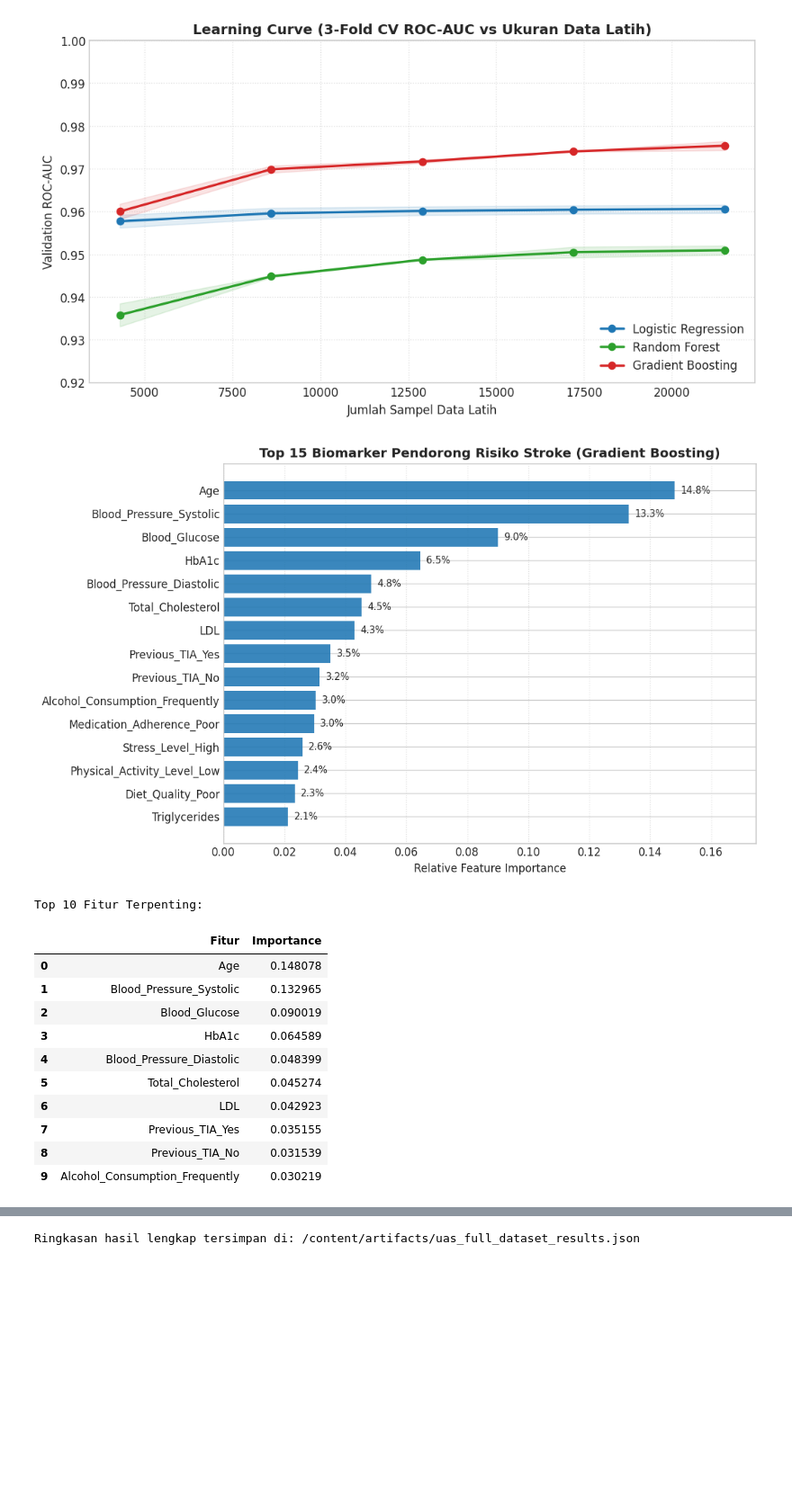
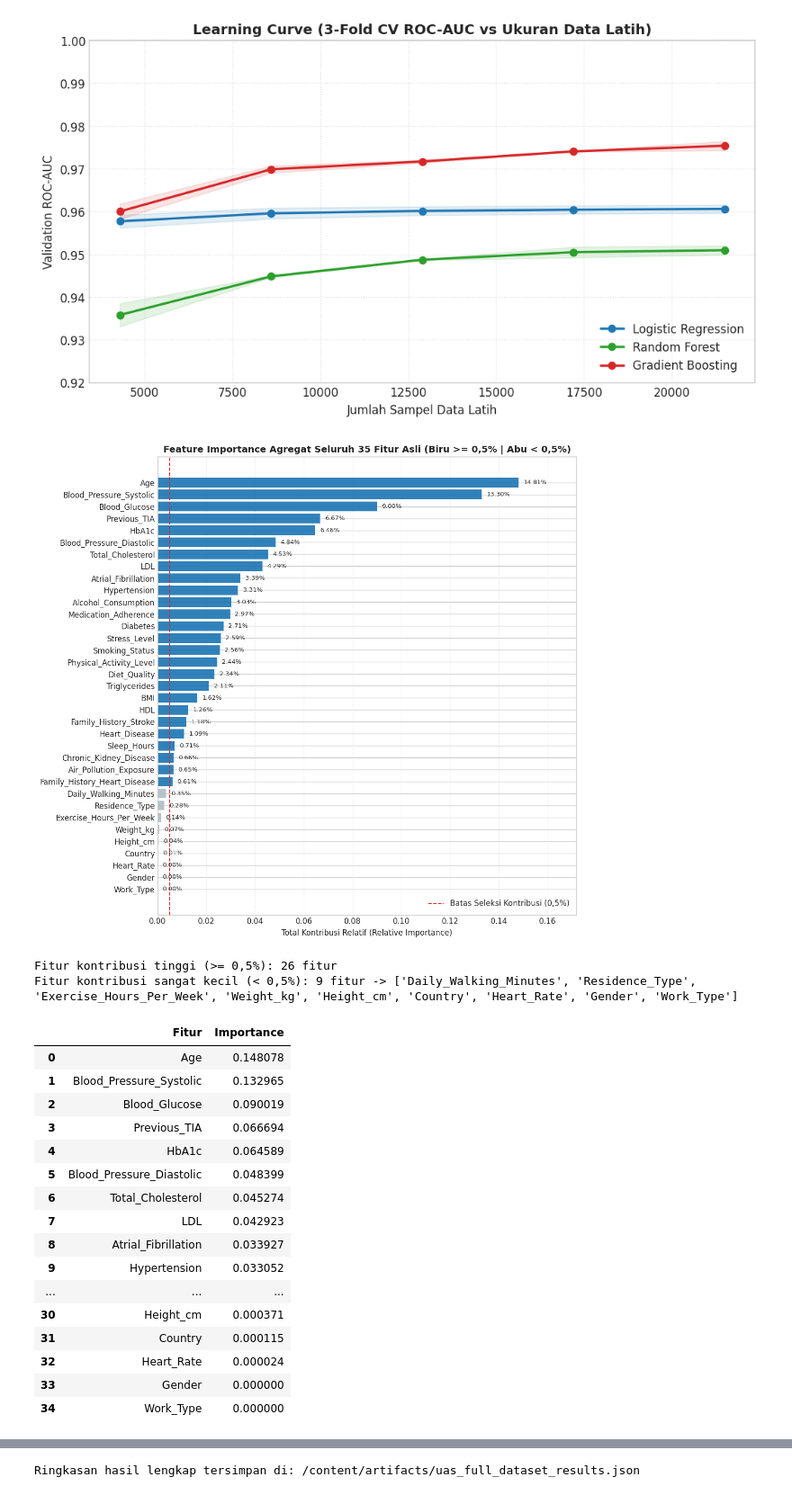
Before and after one commit to ravi-arnan/machine-learning, a Jupyter notebook: colab-hasil/15_presentasi_uas_full_dataset_hasil.ipynb, the cells around one changed output, grey strips where cells are left out. Shown at 90% size. Drawn from its saved outputs; the diff is of its cells as text; code cells hidden in the pictures; blank space fills up the shorter version.

Commit message:
feat: tambah feature importance agregat 35 fitur, uji seleksi fitur, dan hapus 2 grafik redundan

```diff
--- a/colab-hasil/15_presentasi_uas_full_dataset_hasil.ipynb
+++ b/colab-hasil/15_presentasi_uas_full_dataset_hasil.ipynb
@@ -1002,41 +966,65 @@ plt.show()
 # %% [output]
 [figure]
 # %%
-# Validasi 4: Feature Importance Klinis (Terpisah)
+# Validasi 4: Feature Importance Agregat Seluruh 35 Fitur Asli (Gradient Boosting)
 ohe_names = pipe_gb_imp.named_steps["prep"].transformers_[1][1].get_feature_names_out(cat_cols).tolist()
-all_gb_features = num_cols + ohe_names
-gb_imp = pd.DataFrame({
-    "Fitur": all_gb_features,
-    "Importance": pipe_gb_imp.named_steps["clf"].feature_importances_,
-}).sort_values("Importance", ascending=False)
+imps_raw = pipe_gb_imp.named_steps["clf"].feature_importances_
 
-top15 = gb_imp.head(15).sort_values("Importance", ascending=True)
-plt.figure(figsize=(9.5, 5.8))
-bars = plt.barh(top15["Fitur"], top15["Importance"], color="#1f77b4", alpha=0.88)
-plt.title("Top 15 Biomarker Pendorong Risiko Stroke (Gradient Boosting)", fontweight="bold")
-plt.xlabel("Relative Feature Importance")
+# Agregasikan kembali kolom OHE ke 35 nama fitur asli
+agg_imp = {col: 0.0 for col in num_cols + cat_cols}
+for col, val in zip(num_cols, imps_raw[:len(num_cols)]):
+    agg_imp[col] += float(val)
+for name_ohe, val in zip(ohe_names, imps_raw[len(num_cols):]):
+    for col in sorted(cat_cols, key=len, reverse=True):
+        if name_ohe.startswith(col + "_"):
+            agg_imp[col] += float(val)
+            break
+
+gb_imp = pd.DataFrame(
+    list(agg_imp.items()), columns=["Fitur", "Importance"]
+).sort_values("Importance", ascending=False).reset_index(drop=True)
+
+plot_imp = gb_imp.sort_values("Importance", ascending=True)
+colors_imp = ["#1f77b4" if v >= 0.005 else "#b0bec5" for v in plot_imp["Importance"]]
+
+plt.figure(figsize=(10, 9.2))
+bars = plt.barh(plot_imp["Fitur"], plot_imp["Importance"], color=colors_imp, alpha=0.92)
+plt.axvline(0.005, color="#d62728", linestyle="--", lw=1.2, label="Batas Seleksi Kontribusi (0,5%)")
+plt.title("Feature Importance Agregat Seluruh 35 Fitur Asli (Biru >= 0,5% | Abu < 0,5%)", fontweight="bold")
+plt.xlabel("Total Kontribusi Relatif (Relative Importance)")
 for b in bars:
     w_bar = b.get_width()
-    plt.text(w_bar + 0.002, b.get_y() + b.get_height()/2, f"{w_bar*100:.1f}%", va="center", fontsize=8.8)
-plt.xlim(0, top15["Importance"].max() * 1.18)
+    plt.text(w_bar + 0.002, b.get_y() + b.get_height()/2, f"{w_bar*100:.2f}%", va="center", fontsize=8)
+plt.xlim(0, plot_imp["Importance"].max() * 1.16)
+plt.legend(loc="lower right")
 plt.grid(axis="x", linestyle=":", alpha=0.6)
 plt.tight_layout()
 plt.savefig(ASSET_DIR / "fig_06b_feature_importance.png", dpi=150, bbox_inches="tight")
 plt.show()
 
-print("Top 10 Fitur Terpenting:")
-display(gb_imp.head(10).reset_index(drop=True))
+selected_feats = gb_imp[gb_imp["Importance"] >= 0.005]["Fitur"].tolist()
+dropped_feats = gb_imp[gb_imp["Importance"] < 0.005]["Fitur"].tolist()
+print(f"Fitur kontribusi tinggi (>= 0,5%): {len(selected_feats)} fitur")
+print(f"Fitur kontribusi sangat kecil (< 0,5%): {len(dropped_feats)} fitur -> {dropped_feats}")
+display(gb_imp)
 # %% [output]
-[figure, old version]
+[figure, new version]
-Top 10 Fitur Terpenting:
+Fitur kontribusi tinggi (>= 0,5%): 26 fitur
+Fitur kontribusi sangat kecil (< 0,5%): 9 fitur -> ['Daily_Walking_Minutes', 'Residence_Type', 'Exercise_Hours_Per_Week', 'Weight_kg', 'Height_cm', 'Country', 'Heart_Rate', 'Gender', 'Work_Type']
 |  | Fitur | Importance |
 | 0 | Age | 0.148078 |
 | 1 | Blood_Pressure_Systolic | 0.132965 |
 | 2 | Blood_Glucose | 0.090019 |
-| 3 | HbA1c | 0.064589 |
-| 4 | Blood_Pressure_Diastolic | 0.048399 |
-| 5 | Total_Cholesterol | 0.045274 |
-| 6 | LDL | 0.042923 |
-| 7 | Previous_TIA_Yes | 0.035155 |
-| 8 | Previous_TIA_No | 0.031539 |
-| 9 | Alcohol_Consumption_Frequently | 0.030219 |
+| 3 | Previous_TIA | 0.066694 |
+| 4 | HbA1c | 0.064589 |
+| 5 | Blood_Pressure_Diastolic | 0.048399 |
+| 6 | Total_Cholesterol | 0.045274 |
+| 7 | LDL | 0.042923 |
+| 8 | Atrial_Fibrillation | 0.033927 |
+| 9 | Hypertension | 0.033052 |
+| ... | ... | ... |
+| 30 | Height_cm | 0.000371 |
+| 31 | Country | 0.000115 |
+| 32 | Heart_Rate | 0.000024 |
+| 33 | Gender | 0.000000 |
+| 34 | Work_Type | 0.000000 |
```
Also changed, not shown: parts of 5 cells of this notebook, 13 other files.
